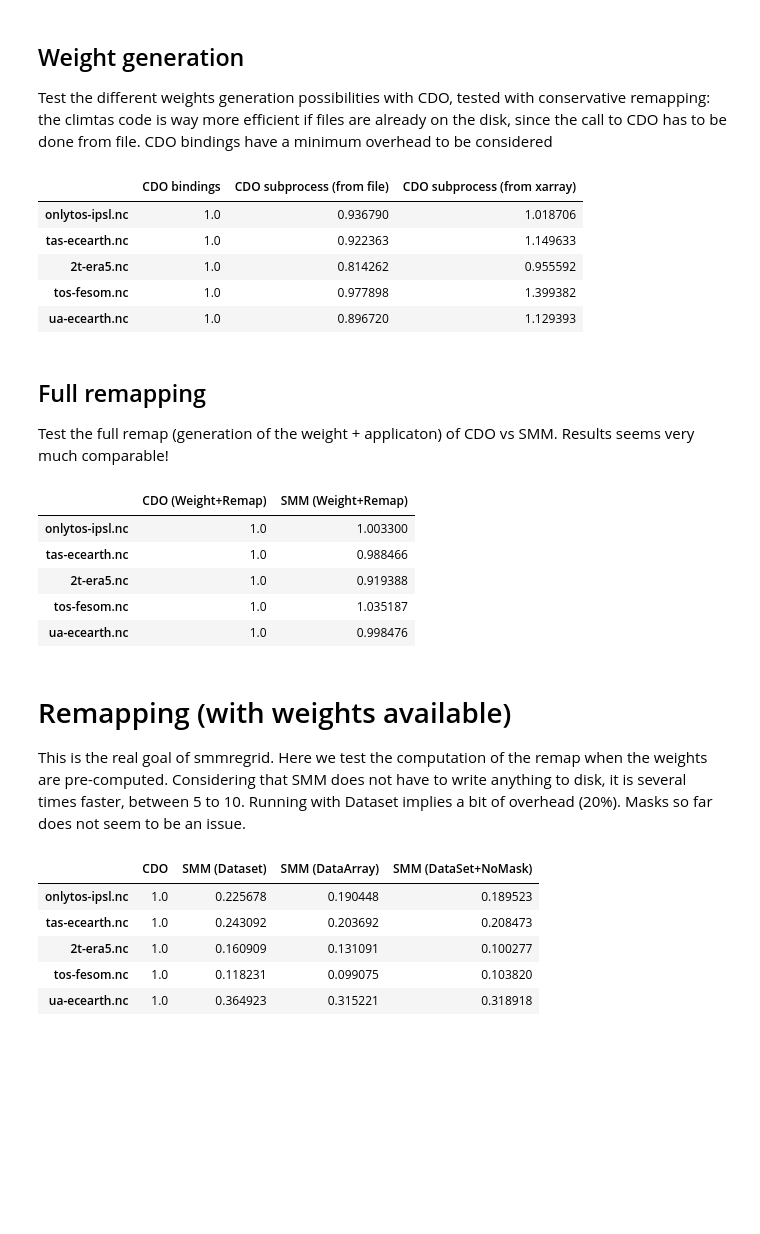
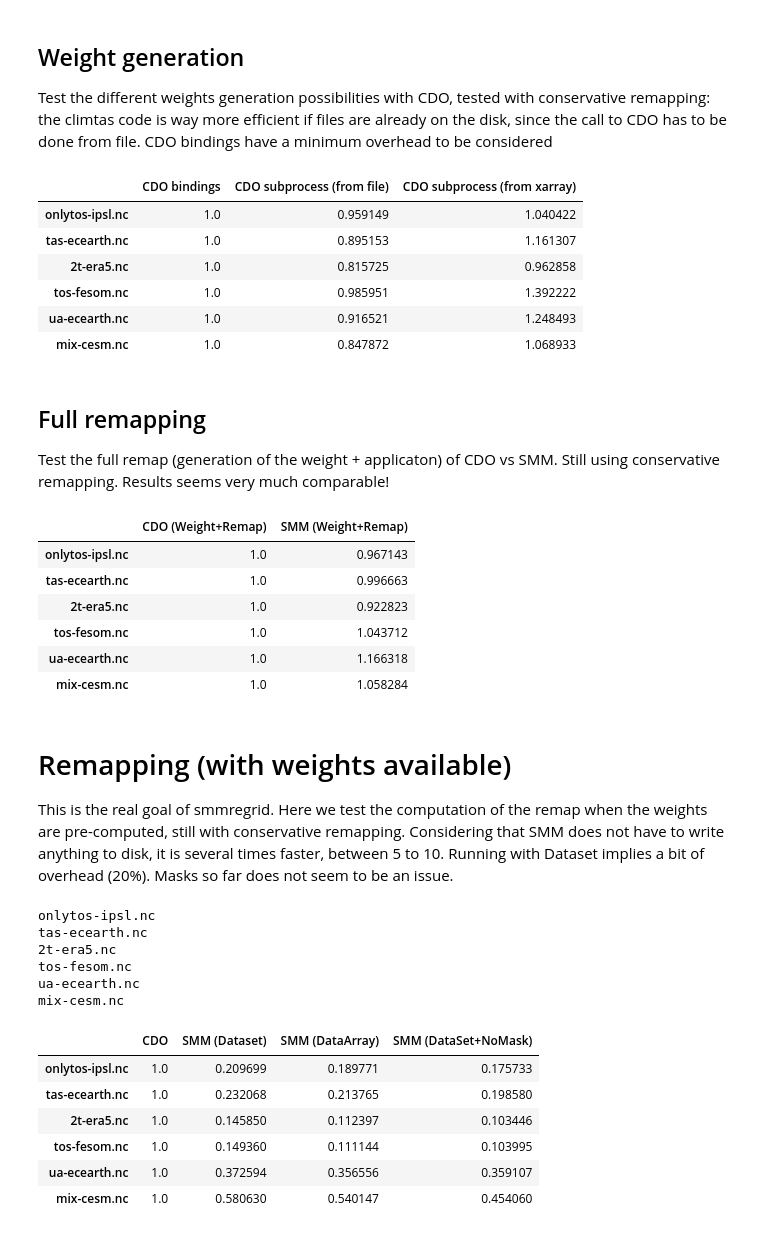
Before and after one commit to jhardenberg/smmregrid, a Jupyter notebook: playground.ipynb, the cells around one changed output. Saved outputs shown, nothing was run; the diff lists cells and outputs as text; code cells hidden in the pictures; blank space fills up the shorter version.

```diff
--- a/playground.ipynb
+++ b/playground.ipynb
@@ -30,8 +173,8 @@ The files to be checked are above. This is the same as the thing done in the tes
 # %%
 
 for filein in filelist:
-    for method in methods:
-        for access in accesses:
-            cc = check_cdo_regrid(os.path.join(indir,filein), tfile, method = method, access = access)
+    for method in base[filein]['methods']:
+        for access in base[filein]['accesses']:
+            cc = check_cdo_regrid(os.path.join(indir,filein), tfile, method = method, access = access)#, extra = base[filein].get('extra'))
             print(filein + ': remap' + method + ' via ' + access + ' -> ' + str(cc))
 # %% [output]
@@ -57,0 +200,2 @@ ua-ecearth.nc: remapcon via Dataset -> True
+# %%
+base.pop('lsm-ifs.grb')
@@ -64,9 +212,10 @@ Test the different weights generation possibilities with CDO, tested with conser
 nr = 5
 
 
+
 # generate weights from file
 data = []
-for filein in filelist:
+for filein in base.keys():
 
     # open file
     xfield = xr.open_mfdataset(os.path.join(indir,filein))
@@ -84,19 +233,20 @@ for filein in filelist:
     data.append([three, one, two])
 
 cnames = ['CDO bindings', 'CDO subprocess (from file)', 'CDO subprocess (from xarray)']
-df = pd.DataFrame(data, index = filelist, columns = cnames)
+df = pd.DataFrame(data, index = base.keys(), columns = cnames)
 df.div(df[cnames[0]],axis =0)
 # %% [output]
 |  | CDO bindings | CDO subprocess (from file) | CDO subprocess (from xarray) |
-| onlytos-ipsl.nc | 1.0 | 0.936790 | 1.018706 |
-| tas-ecearth.nc | 1.0 | 0.922363 | 1.149633 |
-| 2t-era5.nc | 1.0 | 0.814262 | 0.955592 |
-| tos-fesom.nc | 1.0 | 0.977898 | 1.399382 |
-| ua-ecearth.nc | 1.0 | 0.896720 | 1.129393 |
+| onlytos-ipsl.nc | 1.0 | 0.959149 | 1.040422 |
+| tas-ecearth.nc | 1.0 | 0.895153 | 1.161307 |
+| 2t-era5.nc | 1.0 | 0.815725 | 0.962858 |
+| tos-fesom.nc | 1.0 | 0.985951 | 1.392222 |
+| ua-ecearth.nc | 1.0 | 0.916521 | 1.248493 |
+| mix-cesm.nc | 1.0 | 0.847872 | 1.068933 |
 # %% [markdown]
 ## Full remapping
 
-Test the full remap (generation of the weight + applicaton) of CDO vs SMM. Results seems very much comparable!
+Test the full remap (generation of the weight + applicaton) of CDO vs SMM. Still using conservative remapping. Results seems very much comparable!
 # %%
 # nrepetition for the check
 nr = 5
@@ -112,7 +262,7 @@ def smm_remap(ifile, tfile):
     return(rfield)
 
 data =[]
-for filein in filelist:
+for filein in base.keys():
 
     one = timeit.timeit(lambda: cdo.remapcon(tfile, input = os.path.join(indir,filein), returnXDataset = True), number = nr)
     #print(filein + ': Exectime CDO Weight+Remap ' + str(one/nr))
@@ -121,54 +271,64 @@ for filein in filelist:
     data.append([one, two])
 
 cnames = ['CDO (Weight+Remap)', 'SMM (Weight+Remap)']
-df = pd.DataFrame(data, index = filelist, columns = cnames)
+df = pd.DataFrame(data, index = base.keys(), columns = cnames)
 df.div(df[cnames[0]],axis =0)
 # %% [output]
 |  | CDO (Weight+Remap) | SMM (Weight+Remap) |
-| onlytos-ipsl.nc | 1.0 | 1.003300 |
-| tas-ecearth.nc | 1.0 | 0.988466 |
-| 2t-era5.nc | 1.0 | 0.919388 |
-| tos-fesom.nc | 1.0 | 1.035187 |
-| ua-ecearth.nc | 1.0 | 0.998476 |
+| onlytos-ipsl.nc | 1.0 | 0.967143 |
+| tas-ecearth.nc | 1.0 | 0.996663 |
+| 2t-era5.nc | 1.0 | 0.922823 |
+| tos-fesom.nc | 1.0 | 1.043712 |
+| ua-ecearth.nc | 1.0 | 1.166318 |
+| mix-cesm.nc | 1.0 | 1.058284 |
 # %% [markdown]
 # Remapping (with weights available)
 
-This is the real goal of smmregrid. Here we test the computation of the remap when the weights are pre-computed. Considering that SMM does not have to write anything to disk, it is several times faster, between 5 to 10. Running with Dataset implies a bit of overhead (20%). Masks so far does not seem to be an issue.
+This is the real goal of smmregrid. Here we test the computation of the remap when the weights are pre-computed, still with conservative remapping. Considering that SMM does not have to write anything to disk, it is several times faster, between 5 to 10. Running with Dataset implies a bit of overhead (20%). Masks so far does not seem to be an issue.
 # %%
 # nrepetition for the check
 nr = 10
 
 data =[]
-for filein in filelist:
+for filein in base.keys():
+    print(filein)
 
     # CDO
     wfile = cdo.gencon(tfile, input = os.path.join(indir,filein))
     one = timeit.timeit(lambda: cdo.remap(tfile + ',' + wfile, input = os.path.join(indir,filein), returnXDataset = True), number = nr)
     #print(filein + ': Exectime CDO Remap ' + str(one/nr))
 
     # SMM
     xfield = xr.open_mfdataset(os.path.join(indir,filein))
     wfield = cdo_generate_weights(os.path.join(indir,filein), tfile, method = 'con')
     interpolator = Regridder(weights=wfield)
     # var as the one which have time and not have bnds (could work)
     myvar = [var for var in xfield.data_vars
              if 'time' in xfield[var].dims and 'bnds' not in xfield[var].dims]
     two = timeit.timeit(lambda: interpolator.regrid(xfield), number = nr)
     three = timeit.timeit(lambda: interpolator.regrid(xfield[myvar]), number = nr)
     four = timeit.timeit(lambda: interpolator.regrid(xfield[myvar], masked = False), number = nr)
-    data.append([one, two, three, four])
+    five = timeit.timeit(lambda: interpolator.regrid(xfield).to_netcdf('test.nc'), number = nr)
+    data.append([one, two, three, four, five])
 
     #print(filein + ': Exectime SMM Remap (DataSet) ' + str(two/nr))
     #print(filein + ': Exectime SMM Remap (DataArray) ' + str(three/nr))
     #print(filein + ': Exectime SMM Remap (DataSet+NoMask) ' + str(four/nr))
 
-cnames = ['CDO', 'SMM (Dataset)', 'SMM (DataArray)', 'SMM (DataSet+NoMask)']
-df = pd.DataFrame(data, index = filelist, columns = cnames)
+cnames = ['CDO', 'SMM (Dataset)', 'SMM (DataArray)', 'SMM (DataArray+NoMask)', 'SMM (Dataset+Write)']
+df = pd.DataFrame(data, index = base.keys(), columns = cnames)
 df.div(df[cnames[0]],axis =0)
 # %% [output]
+onlytos-ipsl.nc
+tas-ecearth.nc
+2t-era5.nc
+tos-fesom.nc
+ua-ecearth.nc
+mix-cesm.nc
 |  | CDO | SMM (Dataset) | SMM (DataArray) | SMM (DataSet+NoMask) |
-| onlytos-ipsl.nc | 1.0 | 0.225678 | 0.190448 | 0.189523 |
-| tas-ecearth.nc | 1.0 | 0.243092 | 0.203692 | 0.208473 |
-| 2t-era5.nc | 1.0 | 0.160909 | 0.131091 | 0.100277 |
-| tos-fesom.nc | 1.0 | 0.118231 | 0.099075 | 0.103820 |
-| ua-ecearth.nc | 1.0 | 0.364923 | 0.315221 | 0.318918 |
+| onlytos-ipsl.nc | 1.0 | 0.209699 | 0.189771 | 0.175733 |
+| tas-ecearth.nc | 1.0 | 0.232068 | 0.213765 | 0.198580 |
+| 2t-era5.nc | 1.0 | 0.145850 | 0.112397 | 0.103446 |
+| tos-fesom.nc | 1.0 | 0.149360 | 0.111144 | 0.103995 |
+| ua-ecearth.nc | 1.0 | 0.372594 | 0.356556 | 0.359107 |
+| mix-cesm.nc | 1.0 | 0.580630 | 0.540147 | 0.454060 |
```
Also changed, not shown: parts of 7 cells of this notebook, 3 other files.
